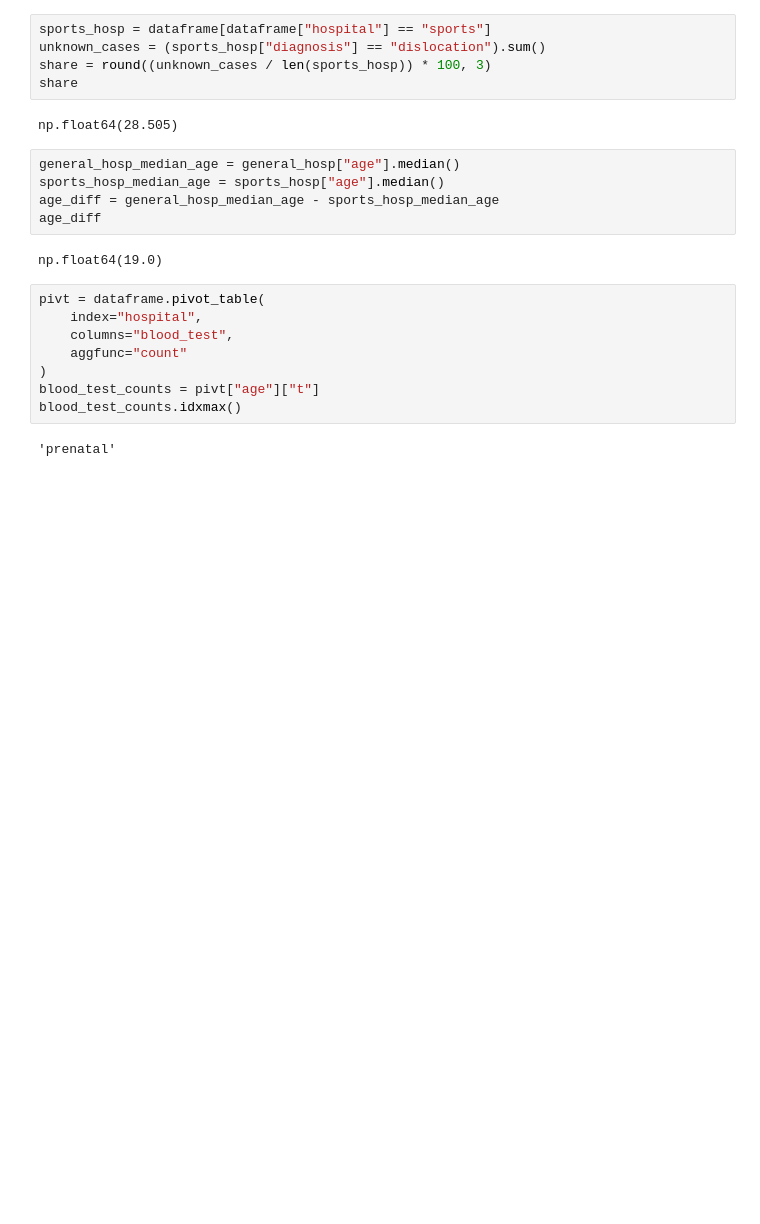
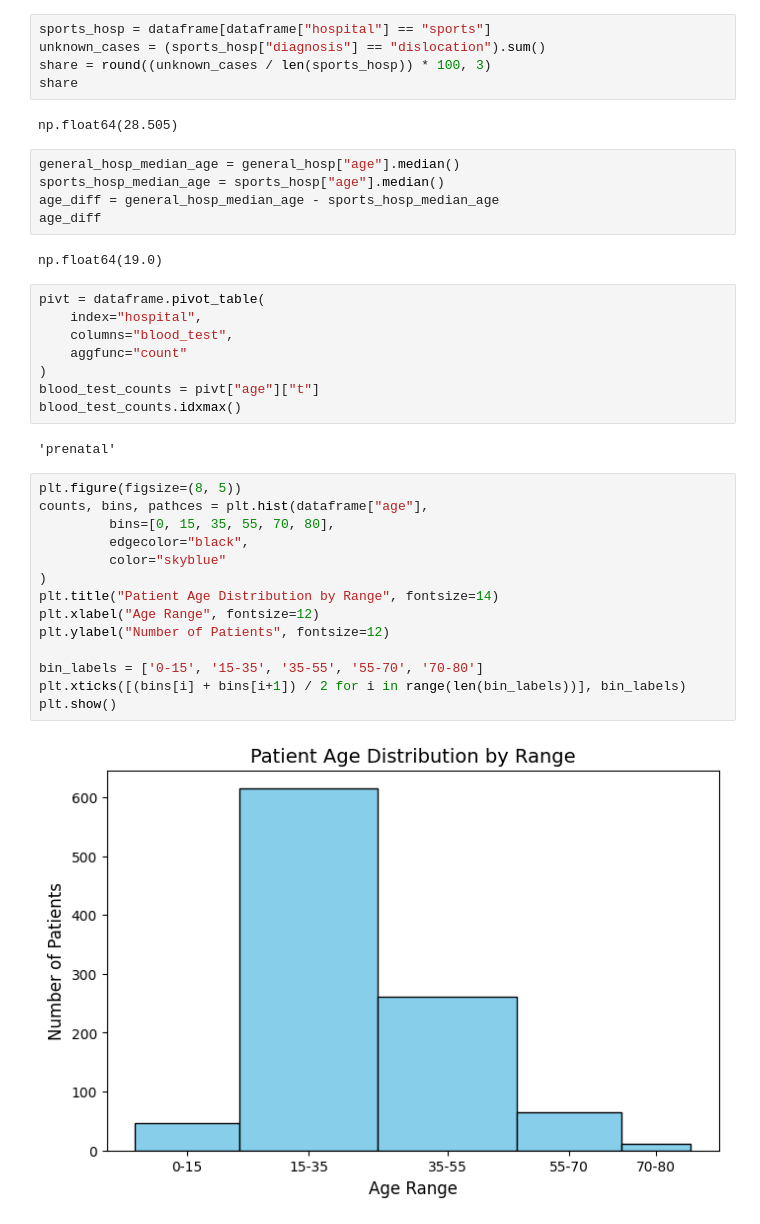
Before and after one commit to mybodygurd/Data-Analysis, a Jupyter notebook: Data-Analysis-for-Hospitals/NoteBook.ipynb, the cells around one changed output. Saved outputs shown, nothing was run; the diff lists cells and outputs as text; blank space fills up the shorter version.

Commit message:
visualize the hospitsl dataset

```diff
--- a/Data-Analysis-for-Hospitals/NoteBook.ipynb
+++ b/Data-Analysis-for-Hospitals/NoteBook.ipynb
@@ -266,3 +268,19 @@ blood_test_counts = pivt["age"]["t"]
 blood_test_counts.idxmax()
 # %% [output]
 'prenatal'
+# %%
+plt.figure(figsize=(8, 5))
+counts, bins, pathces = plt.hist(dataframe["age"],
+         bins=[0, 15, 35, 55, 70, 80],
+         edgecolor="black",
+         color="skyblue"
+)
+plt.title("Patient Age Distribution by Range", fontsize=14)
+plt.xlabel("Age Range", fontsize=12)
+plt.ylabel("Number of Patients", fontsize=12)
+
+bin_labels = ['0-15', '15-35', '35-55', '55-70', '70-80']
+plt.xticks([(bins[i] + bins[i+1]) / 2 for i in range(len(bin_labels))], bin_labels)
+plt.show()
+# %% [output]
+[figure, added]
```
Also changed, not shown: parts of 4 cells of this notebook.
